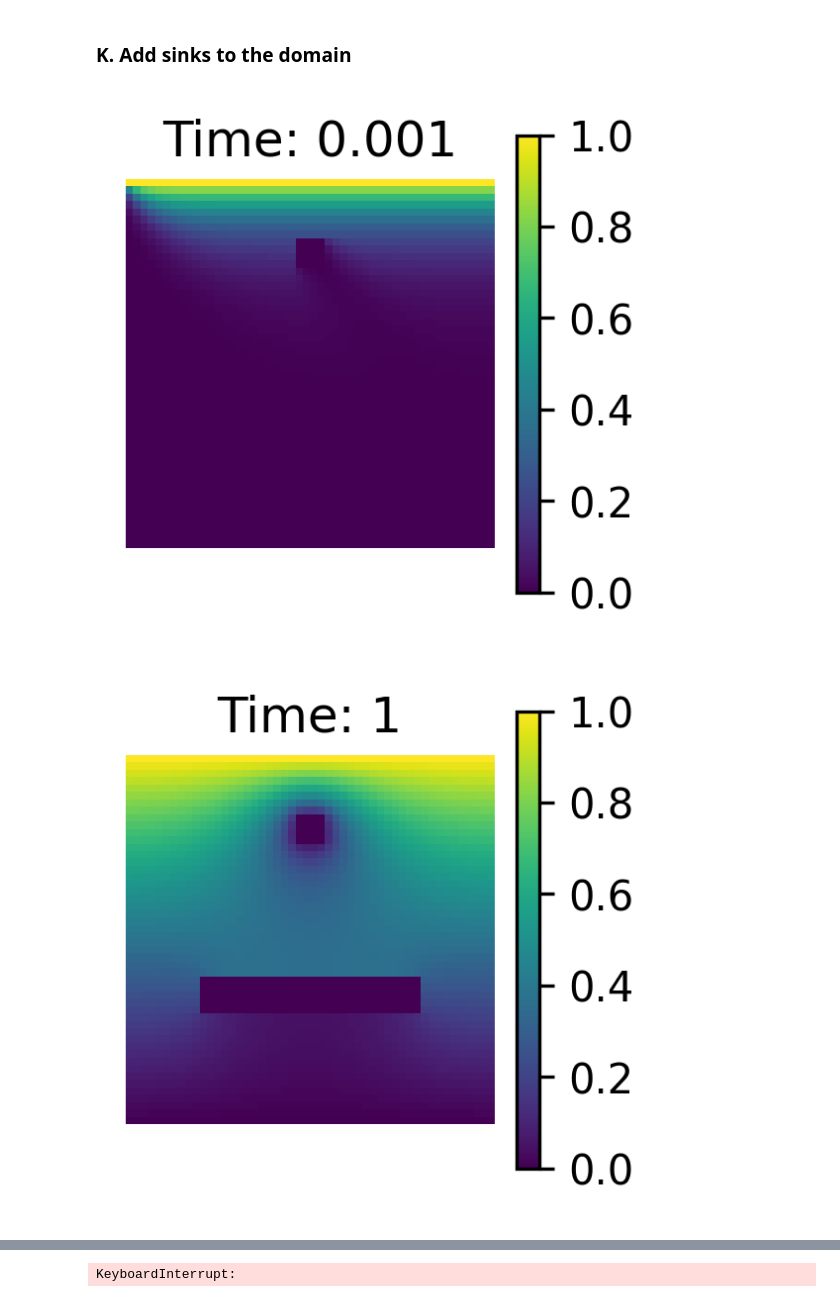
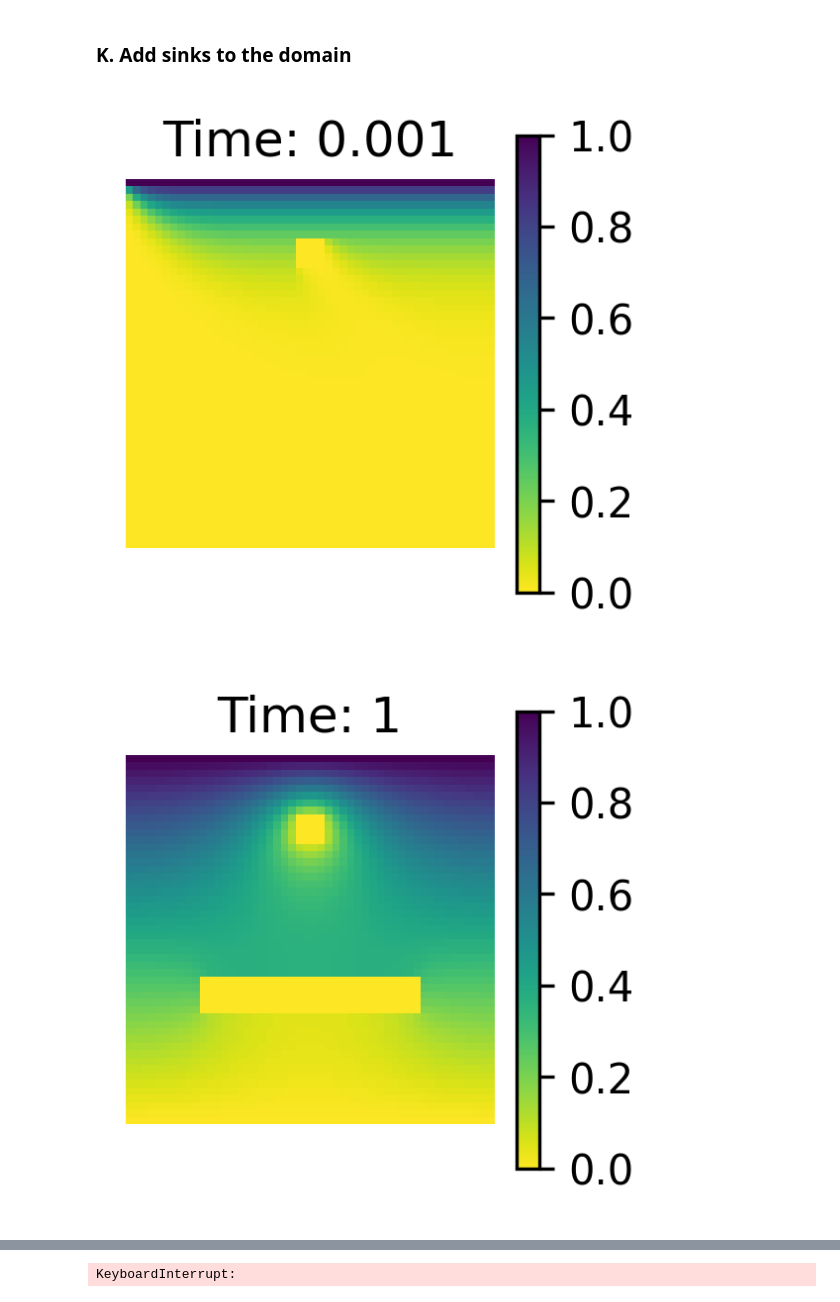
Before and after one commit to NitaiNijholt/ScientificComputing, a Jupyter notebook: assignment_1 - Copia.ipynb, the cells around one changed output, grey strips where cells are left out. Saved outputs shown, nothing was run; the diff lists cells and outputs as text; code cells hidden in the pictures.

```diff
--- a/assignment_1 - Copia.ipynb
+++ b/assignment_1 - Copia.ipynb
@@ -516,6 +516,10 @@ plot_opinion_grid_evolution_fix(c_sim_jacobi, interval=10, name='G_animation.gif
 np.save('c_sim_jacobi.npy',c_sim_jacobi)
 np.save('c_sim_gaussi.npy',c_sim_gaussi)
 np.save('c_sim_succor.npy',c_sim_succor)
+# %%
+c_sim_jacobi = np.load('c_sim_jacobi.npy')
+c_sim_gaussi = np.load('c_sim_gaussi.npy')
+c_sim_succor = np.load('c_sim_succor.npy')
 # %%
 def plot_opinion_grid_evolution_fix(c_sim, interval=250,name='video.mp4'):
     """
@@ -743,19 +747,19 @@ np.save('c_sim_succor_sink_insulating.npy',c_sim_succor)
 # %%
 # Print evolution
 times = [0.001,1,2,3,4,5]
 
 # Get system at desired times
 for i in range(len(times)):
     time = times[i]
     sim = c_sim_succor[get_index(time,dt),:,:]
     plt.figure(figsize=(2,2),dpi=300)
 
     plt.clf()
-    plt.imshow(sim, vmin=0, vmax=1,cmap='viridis')
+    plt.imshow(sim, vmin=0, vmax=1,cmap='viridis_r')
     plt.axis(False)
     plt.grid(True)
     plt.title('Time: '+str(time))
     plt.colorbar()
 # %% [output]
-[figure, old version]
+[figure, new version]
-[figure, old version]
+[figure, new version]
```
Also changed, not shown: parts of 2 cells of this notebook.
